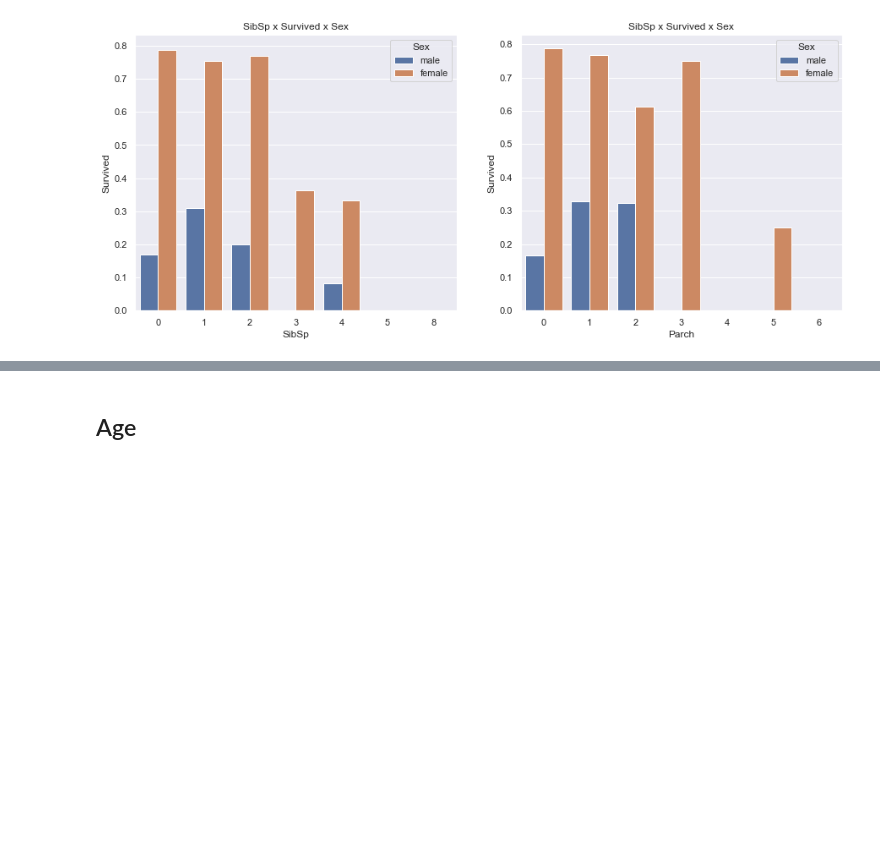
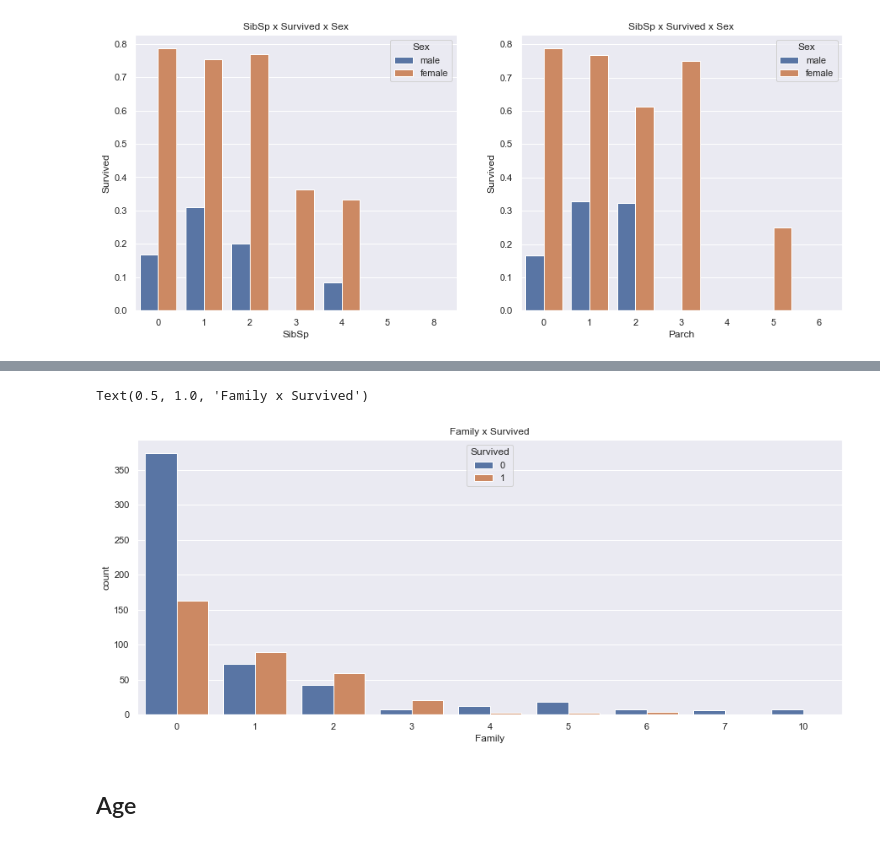
Before and after one commit to IvaStival/DataScience, a Jupyter notebook: Binahki/Challenge_01/code/titanic_analysis_review2.ipynb, the cells around one changed output, grey strips where cells are left out. Saved outputs shown, nothing was run; the diff lists cells and outputs as text; code cells hidden in the pictures; blank space fills up the shorter version.

```diff
--- a/Binahki/Challenge_01/code/titanic_analysis_review2.ipynb
+++ b/Binahki/Challenge_01/code/titanic_analysis_review2.ipynb
@@ -201,3 +238,12 @@ Text(0.5, 1.0, 'SibSp x Survived x Sex')
+# %%
+# DE MANEIRA ABSOLUTA VEMOS QUE QUEM TEM ENTRE 1 e # PARENTES TEM MAIOR CHANCE DE SOBREVIVER.
+# NOTA SE TAMBEM QUE QUEM NÃO POSSUI PARENTES TEM GRANDE CHANCE DE MORRER
+plt.figure(figsize=(15,6))
+sns.countplot(data=df_train, x="Family", hue="Survived")
+plt.title("Family x Survived")
+# %% [output]
+Text(0.5, 1.0, 'Family x Survived')
+[figure, added]
 # %% [markdown]
 ## Age
 # %%
```
Also changed, not shown: parts of 42 cells of this notebook, 10 other files.
